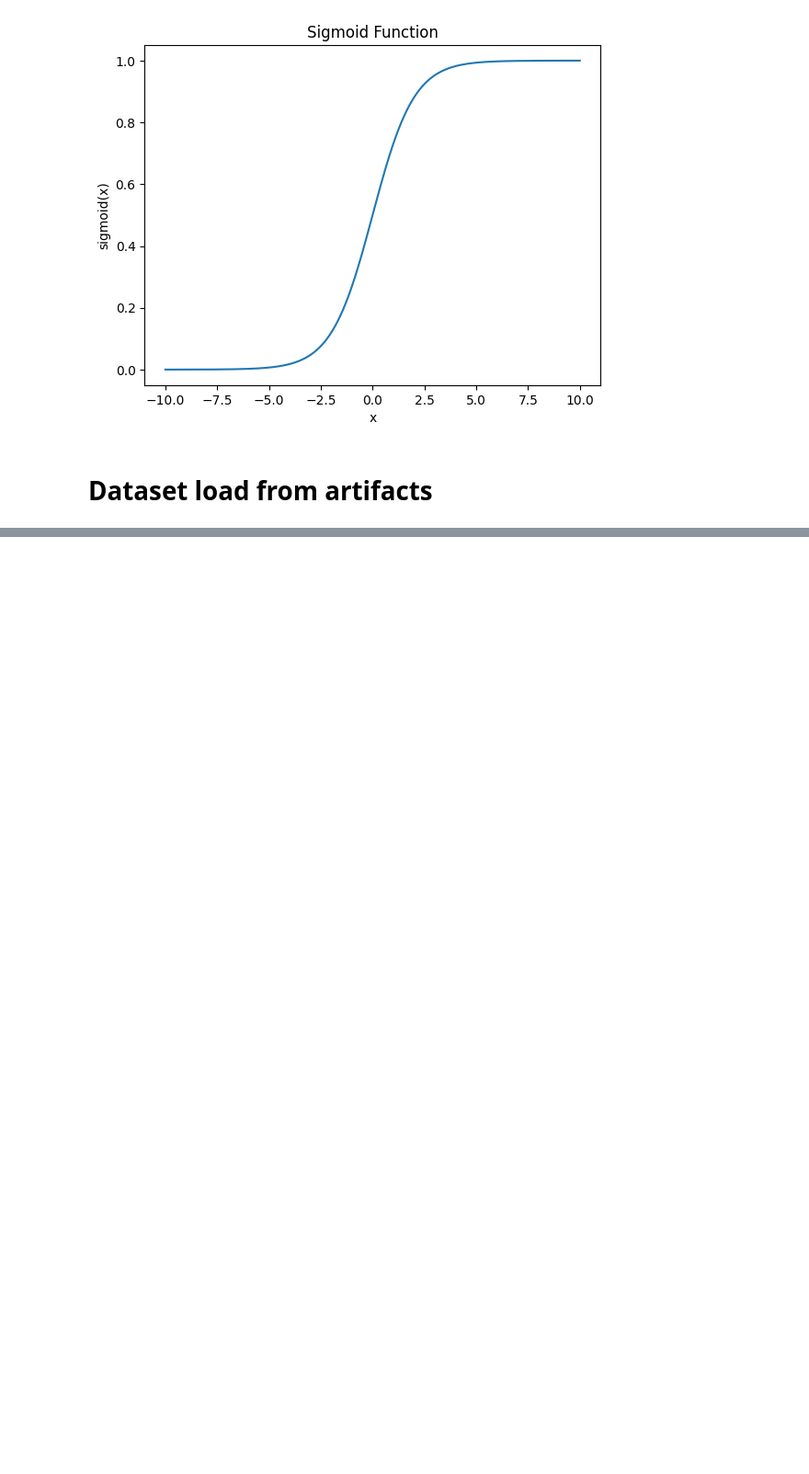
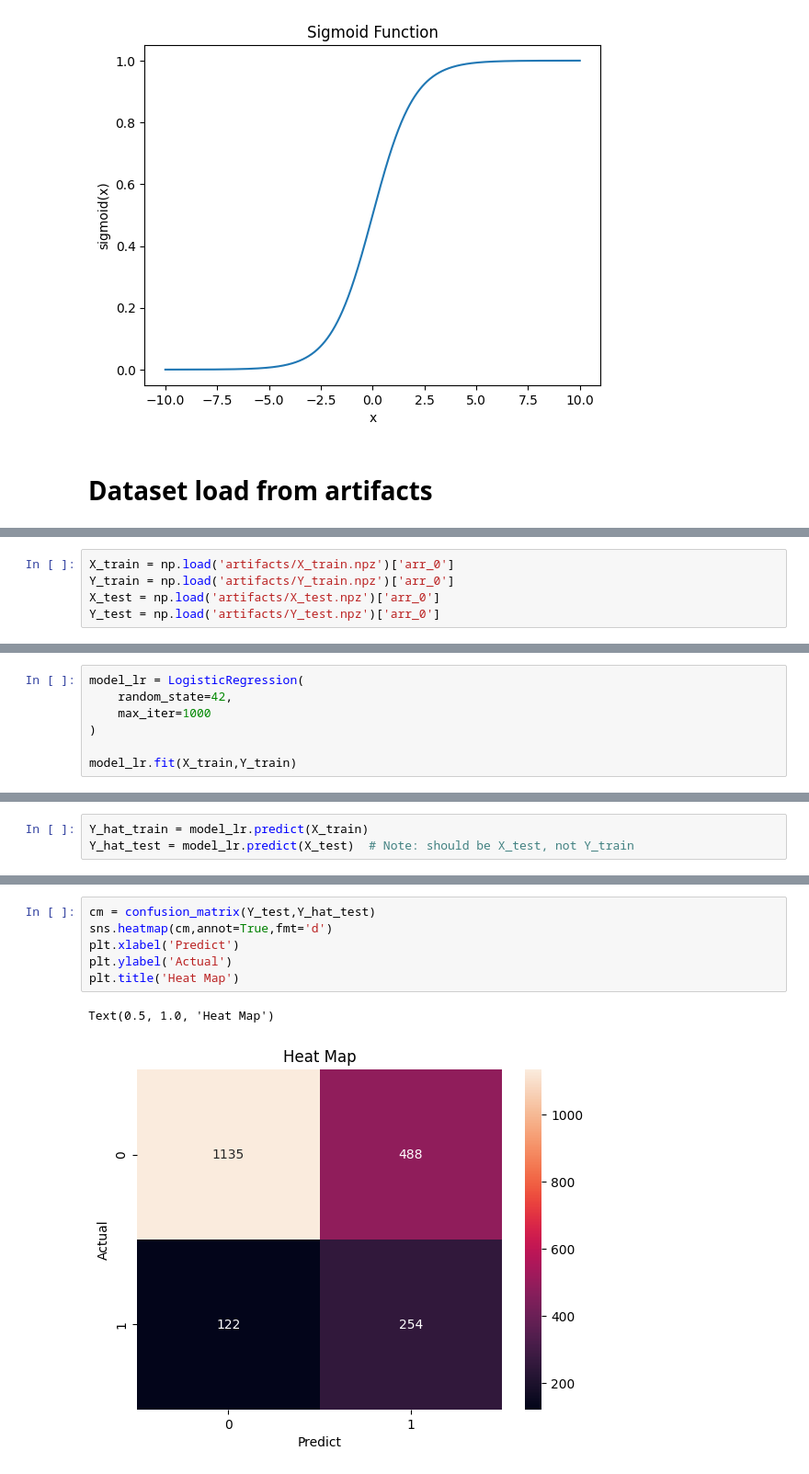
Before and after one commit to kavindus0/ChurnModelDeployment, a Jupyter notebook: 1_base_model_train.ipynb, the cells around one changed output, grey strips where cells are left out. Shown at 92% size. Drawn from its saved outputs; the diff is of its cells as text; blank space fills up the shorter version.

```diff
--- a/1_base_model_train.ipynb
+++ b/1_base_model_train.ipynb
@@ -60,0 +55,5 @@ NpzFile 'artifacts/X_test.npz' with keys: arr_0
+# %%
+X_train = np.load('artifacts/X_train.npz')['arr_0']
+Y_train = np.load('artifacts/Y_train.npz')['arr_0']
+X_test = np.load('artifacts/X_test.npz')['arr_0']
+Y_test = np.load('artifacts/Y_test.npz')['arr_0']
@@ -60,0 +62,7 @@ NpzFile 'artifacts/X_test.npz' with keys: arr_0
+# %%
+model_lr = LogisticRegression(
+    random_state=42,
+    max_iter=1000
+)
+
+model_lr.fit(X_train,Y_train)
@@ -60,0 +71,3 @@ NpzFile 'artifacts/X_test.npz' with keys: arr_0
+# %%
+Y_hat_train = model_lr.predict(X_train)
+Y_hat_test = model_lr.predict(X_test)  # Note: should be X_test, not Y_train
@@ -60,0 +116,9 @@ NpzFile 'artifacts/X_test.npz' with keys: arr_0
+# %%
+cm = confusion_matrix(Y_test,Y_hat_test)
+sns.heatmap(cm,annot=True,fmt='d')
+plt.xlabel('Predict')
+plt.ylabel('Actual')
+plt.title('Heat Map')
+# %% [output]
+Text(0.5, 1.0, 'Heat Map')
+[figure, added]
```
Also changed, not shown: parts of 9 cells of this notebook.
